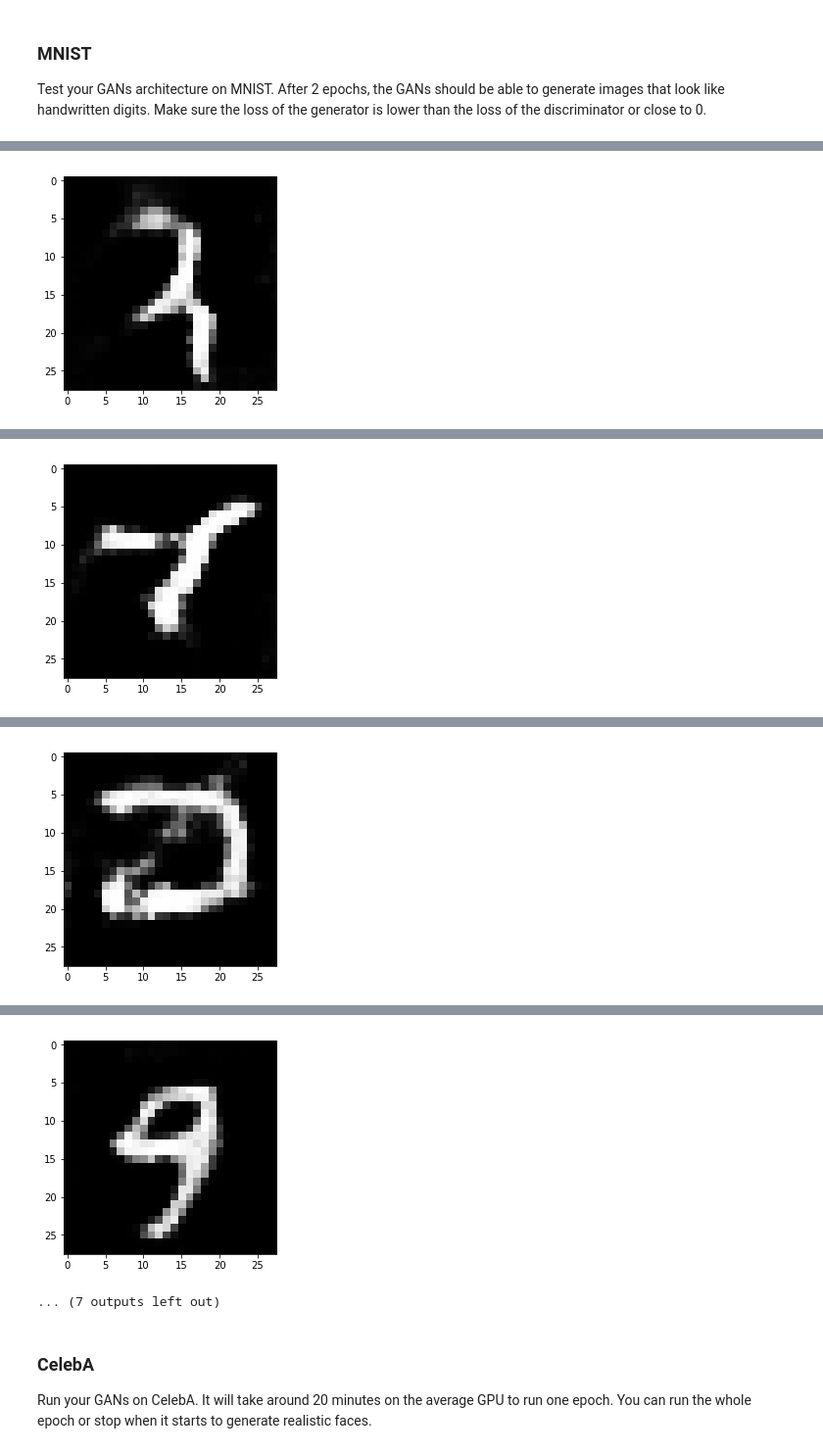
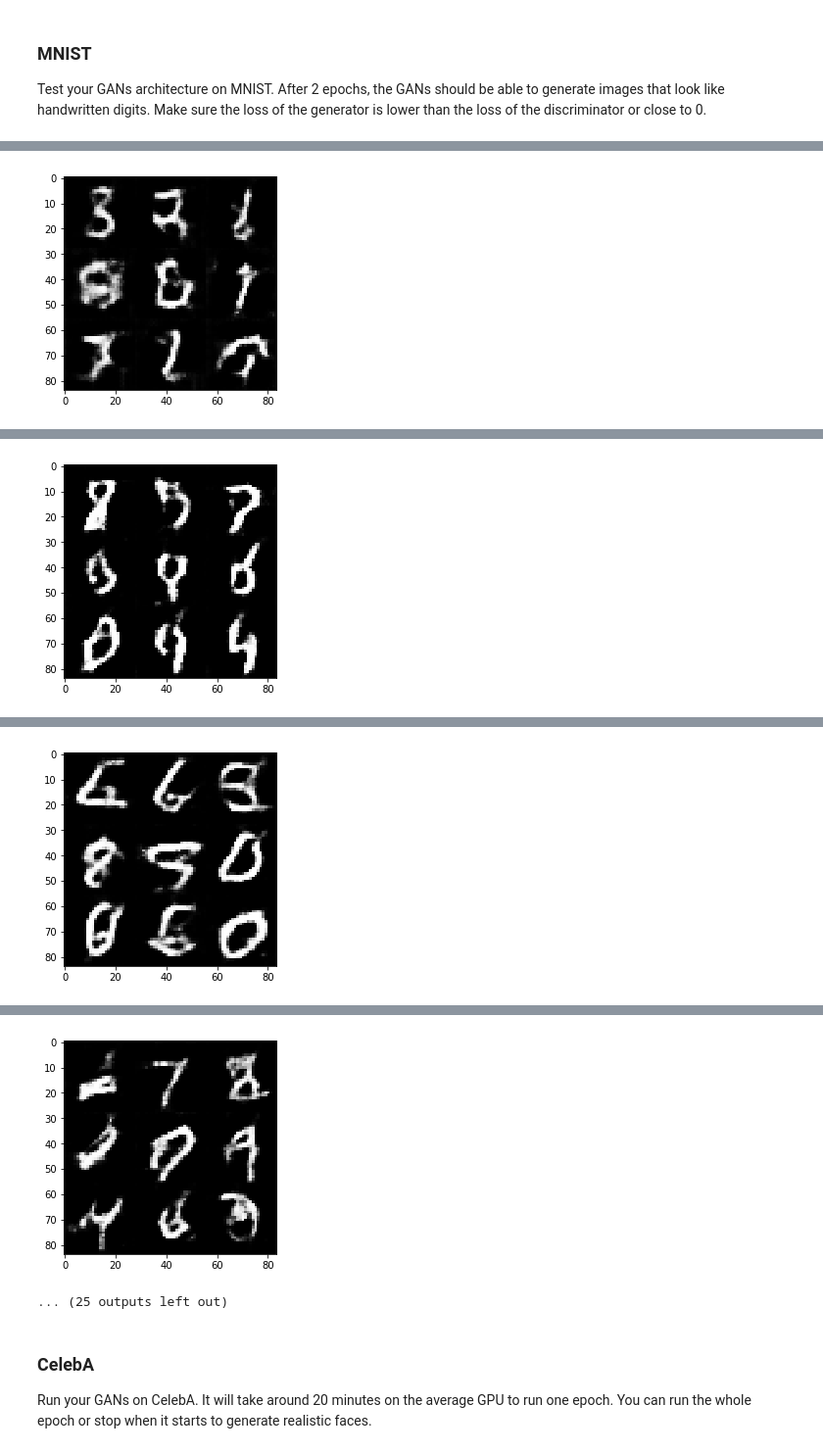
Before and after one commit to ZmeiGorynych/deep-learning, a Jupyter notebook: face_generation/dlnd_face_generation.ipynb, the cells around one changed output, grey strips where cells are left out. Shown at 98% size. Drawn from its saved outputs; the diff is of its cells as text; code cells hidden in the pictures.

```diff
--- a/face_generation/dlnd_face_generation.ipynb
+++ b/face_generation/dlnd_face_generation.ipynb
@@ -153,7 +153,7 @@ def discriminator(images, reuse=False, alpha=0.2):
         # Input layer is 28x28x3
         x = tf.layers.conv2d(inputs = x,
              filters = filters,
-             kernel_size = 3,
+             kernel_size = 5,
              strides = 1,
              padding="same")
         x = tf.concat([images,tf.contrib.keras.layers.LeakyReLU(alpha)(x)],3)
@@ -217,7 +217,7 @@ def generator(z, out_channel_dim, is_train=True):
 
         x = tf.layers.conv2d_transpose(inputs = x,
                                    filters = out_channel_dim,
-                                   kernel_size = 3,
+                                   kernel_size = 5,
                                    strides = 1,
                                    padding = 'same')
         # Output layer, 28x28x3
@@ -396,7 +396,7 @@ def train(epoch_count, batch_size, z_dim, learning_rate, beta1, get_batches, dat
                                    generator(input_z,out_channel_dim, is_train=False),
                                    feed_dict={input_z: sample_z})
                     samples.append(gen_samples)
-                    _ = show_generator_output(sess, 1, input_z, out_channel_dim, data_image_mode)
+                    _ = show_generator_output(sess, 9, input_z, out_channel_dim, data_image_mode)
 
         saver.save(sess, './checkpoints/generator.ckpt')
     import pickle
@@ -408,7 +408,7 @@ def train(epoch_count, batch_size, z_dim, learning_rate, beta1, get_batches, dat
 ### MNIST
 Test your GANs architecture on MNIST.  After 2 epochs, the GANs should be able to generate images that look like handwritten digits.  Make sure the loss of the generator is lower than the loss of the discriminator or close to 0.
 # %%
-batch_size = 128
+batch_size = 64
 z_dim = 100
 learning_rate = 0.0002
 beta1 = 0.5
@@ -460 +460 @@ Epoch 1/2... Discriminator Loss: 1.0256... Generator Loss: 1.0997
-[figure, old version]
+[figure, new version]
@@ -471 +471 @@ Epoch 1/2... Discriminator Loss: 1.0370... Generator Loss: 0.6707
-[figure, old version]
+[figure, new version]
@@ -482 +482 @@ Epoch 2/2... Discriminator Loss: 1.1054... Generator Loss: 0.6469
-[figure, old version]
+[figure, new version]
@@ -493,5 +493,5 @@ Epoch 2/2... Discriminator Loss: 0.8289... Generator Loss: 0.8787
-[figure, old version]
+[figure, new version]
-... (7 outputs left out)
+... (25 outputs left out)
 # %% [markdown]
 ### CelebA
 Run your GANs on CelebA.  It will take around 20 minutes on the average GPU to run one epoch.  You can run the whole epoch or stop when it starts to generate realistic faces.
```
Also changed, not shown: parts of 2 cells of this notebook, 3 other files.
